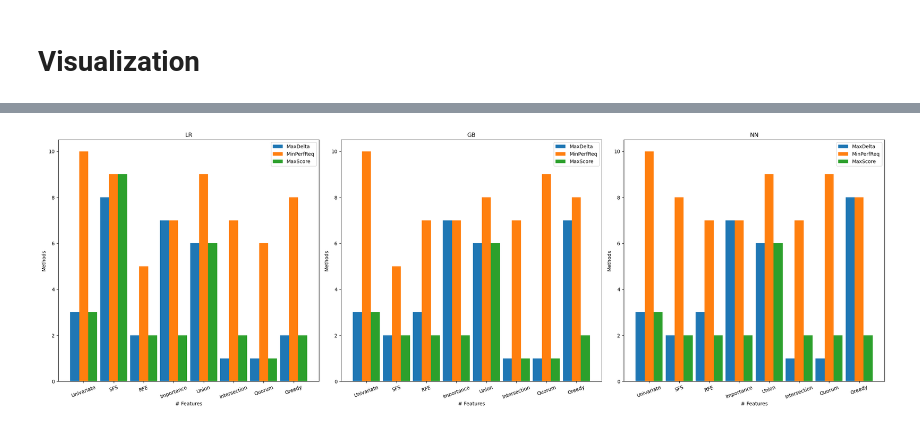
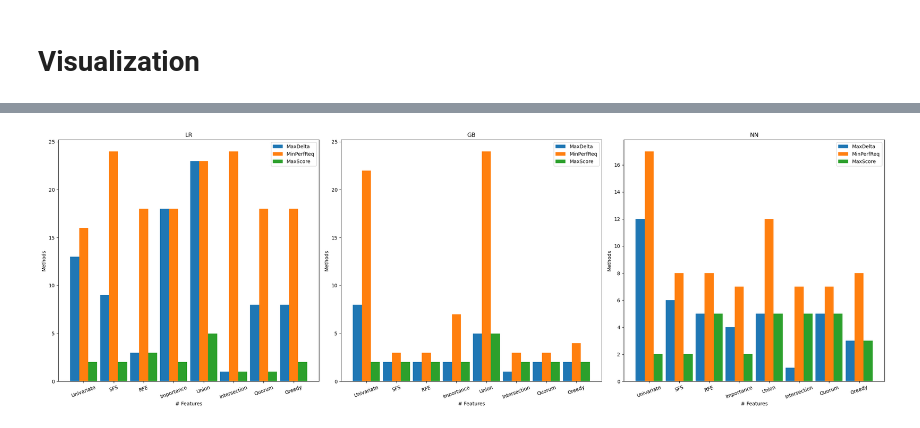
Before and after one commit to stevenson0421/Automatic-Feature-Selection, a Jupyter notebook: afs.ipynb, the cells around one changed output, grey strips where cells are left out. Cells and saved outputs as stored; diff of their text form; code cells hidden in the pictures.

Commit message:
add experiment UNSW_NB15

```diff
--- a/afs.ipynb
+++ b/afs.ipynb
@@ -70,0 +77,9 @@ print(train_X.shape, test_X.shape)
+# %%
+train_X = train_raw.drop(['id', 'attack_cat', 'label'], axis=1).select_dtypes(include='number')
+train_Y = train_raw['label']
+test_X = test_raw.drop(['id', 'attack_cat', 'label'], axis=1).select_dtypes(include='number')
+test_Y = test_raw['label']
+test_X = (test_X - train_X.min(axis=0)) / (train_X.max(axis=0) - train_X.min(axis=0))
+test_X = test_X.clip(0, 1)
+train_X = (train_X - train_X.min(axis=0)) / (train_X.max(axis=0) - train_X.min(axis=0))
+print(train_X.shape, test_X.shape)
@@ -304,7 +319,7 @@ def get_scores(model, model_name, feature_sets, feature_names):
         test_score = []
         for i in trange(n_features):
             if isinstance(feature_set[0], list):
-                train_X2 = train_X[feature_set[n_features-i-1]].copy()
+                train_X2 = train_X[feature_set[i]].copy()
                 if train_X2.empty:
                     cv_score.append(0)
                     test_score.append(0)
@@ -316,7 +331,7 @@ def get_scores(model, model_name, feature_sets, feature_names):
 
             model.fit(train_X2, train_Y)
             if isinstance(feature_set[0], list):
-                predict = model.predict(test_X[feature_set[n_features-i-1]])
+                predict = model.predict(test_X[feature_set[i]])
             else:
                 predict = model.predict(test_X[feature_set[:i+1]])
             test_score.append(f1_score(test_Y, predict))
@@ -393,7 +400,7 @@ for k, (feature_set, feature_name) in enumerate(zip(feature_sets, feature_names)
     for i in trange(n_features):
         cv = []
         if isinstance(feature_set[0], list):
-            train_X2 = train_X[feature_set[n_features-i-1]].copy()
+            train_X2 = train_X[feature_set[i]].copy()
             if train_X2.empty:
                 cv_score.append(0)
                 test_score.append(0)
@@ -416,7 +423,7 @@ for k, (feature_set, feature_name) in enumerate(zip(feature_sets, feature_names)
         model.fit(train_X2.values, train_Y.values,
                 epochs=15, batch_size=100,verbose=0)
         if isinstance(feature_set[0], list):
-            predict = model.predict(test_X[feature_set[n_features-i-1]],verbose=0)
+            predict = model.predict(test_X[feature_set[i]],verbose=0)
         else:
             predict = model.predict(test_X[feature_set[:i+1]],verbose=0)
         predict = np.where(predict < 0.5, 0, 1)
@@ -441,8 +448,3 @@ results.to_csv('./Experiments/results.csv', index=False)
-# %%
-results['Union'] = results['Union'].iloc[::-1].values
-results['Intersection'] = results['Intersection'].iloc[::-1].values
-results['Quorum'] = results['Quorum'].iloc[::-1].values
-results.to_csv('./Experiments/results.csv', index=False)
 # %% [markdown]
 # Stopping Points
 # %%
@@ -575,26 +588,24 @@ plt.show()
 # %%
-width=0.3
-n = len(feature_names)
 plt.subplots(1, 3, figsize=(24, 8))
 for i, model_name in enumerate(['LR', 'GB', 'NN']):
     plt.subplot(1, 3, i+1)
     plt.title(f'{model_name}')
     plt.xlabel('# Features')
     plt.ylabel('Methods')
     md = []
     mp = []
     ms = []
     for feature_name in feature_names:
         md.append(stopping_points[f'MaxDelta_size_{feature_name}_{model_name}'])
         mp.append(stopping_points[f'MinPerfReq_size_{feature_name}_{model_name}'])
         ms.append(stopping_points[f'MaxScore_size_{feature_name}_{model_name}'])
     plt.bar(x=range(n), height=md, width=width, label='MaxDelta')
     plt.bar(x=[x+width for x in range(n)], height=mp, width=width, label='MinPerfReq')
     plt.bar(x=[x+width*2 for x in range(n)], height=ms, width=width, label='MaxScore')
     plt.xticks([x+width for x in range(n)], feature_names)
     plt.xticks(rotation=20)
     plt.legend()
 plt.tight_layout()
 plt.show()
 # %% [output]
-[figure, old version]
+[figure, new version]
```
Also changed, not shown: parts of 25 cells of this notebook, 23 other files.
